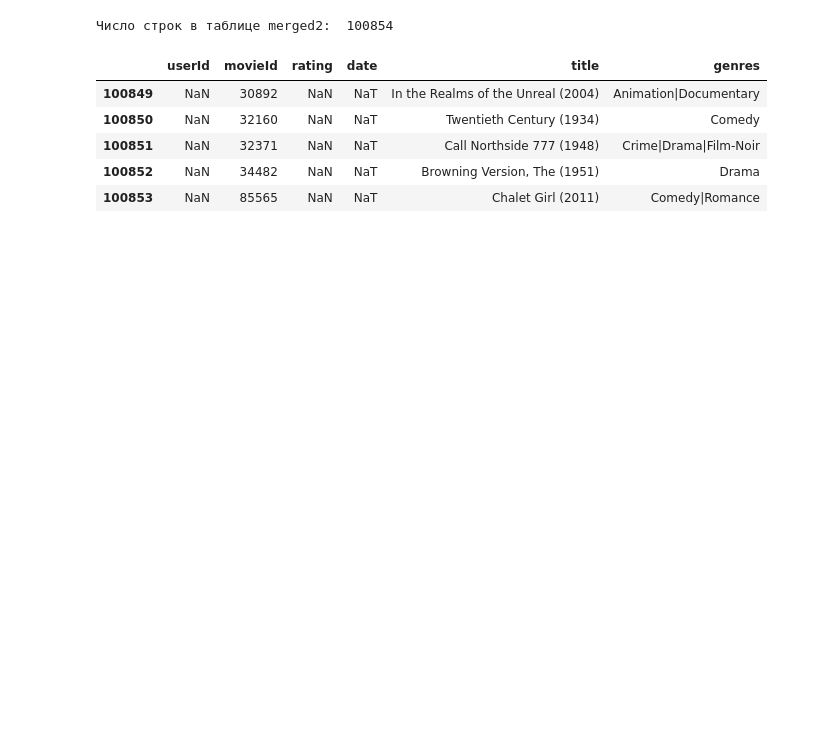
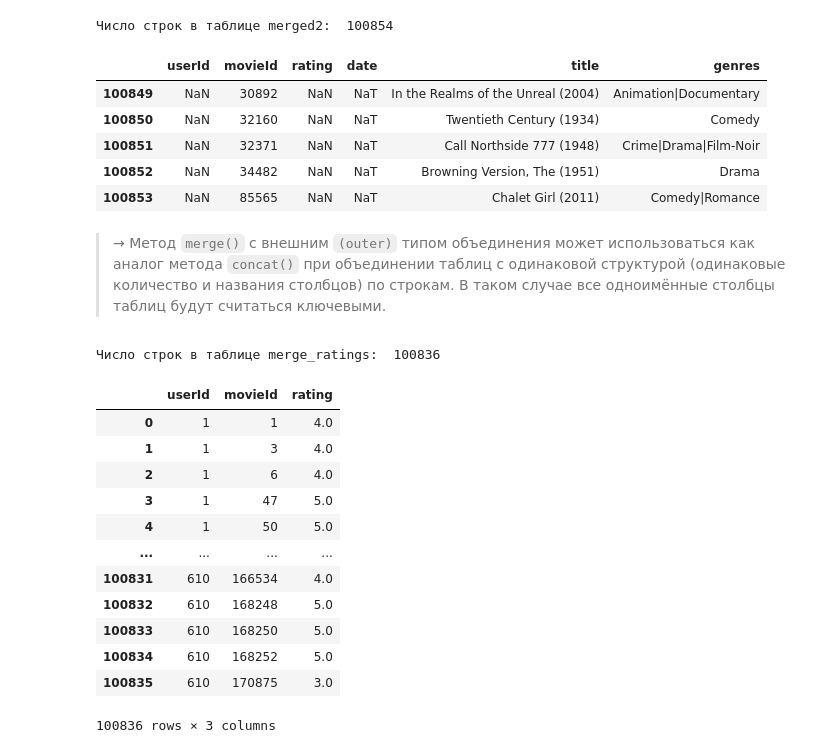
Before and after one commit to AndreiDS63/sf_data_science, a Jupyter notebook: practice/Python-12 Pandas Advanced/1. intro.ipynb, the cells around one changed output. Cells and saved outputs as stored; diff of their text form; code cells hidden in the pictures; blank space fills up the shorter version.

```diff
--- a/practice/Python-12 Pandas Advanced/1. intro.ipynb
+++ b/practice/Python-12 Pandas Advanced/1. intro.ipynb
@@ -1003,3 +1005,24 @@ display(merged2.tail())
 | 100851 | NaN | 32371 | NaN | NaT | Call Northside 777 (1948) | Crime|Drama|Film-Noir |
 | 100852 | NaN | 34482 | NaN | NaT | Browning Version, The (1951) | Drama |
 | 100853 | NaN | 85565 | NaN | NaT | Chalet Girl (2011) | Comedy|Romance |
+# %% [markdown]
+> → Метод `merge()` с внешним `(outer)` типом объединения может использоваться как аналог метода `concat()` при объединении таблиц с одинаковой структурой (одинаковые количество и названия столбцов) по строкам. В таком случае все одноимённые столбцы таблиц будут считаться ключевыми.
+# %%
+merge_ratings = ratings1.merge(ratings2, how='outer')
+print('Число строк в таблице merge_ratings: ', merge_ratings.shape[0])
+display(merge_ratings)
+# %% [output]
+Число строк в таблице merge_ratings:  100836
+|  | userId | movieId | rating |
+| 0 | 1 | 1 | 4.0 |
+| 1 | 1 | 3 | 4.0 |
+| 2 | 1 | 6 | 4.0 |
+| 3 | 1 | 47 | 5.0 |
+| 4 | 1 | 50 | 5.0 |
+| ... | ... | ... | ... |
+| 100831 | 610 | 166534 | 4.0 |
+| 100832 | 610 | 168248 | 5.0 |
+| 100833 | 610 | 168250 | 5.0 |
+| 100834 | 610 | 168252 | 5.0 |
+| 100835 | 610 | 170875 | 3.0 |
+100836 rows × 3 columns
```
Also changed, not shown: parts of 14 cells of this notebook, 19 other files.
